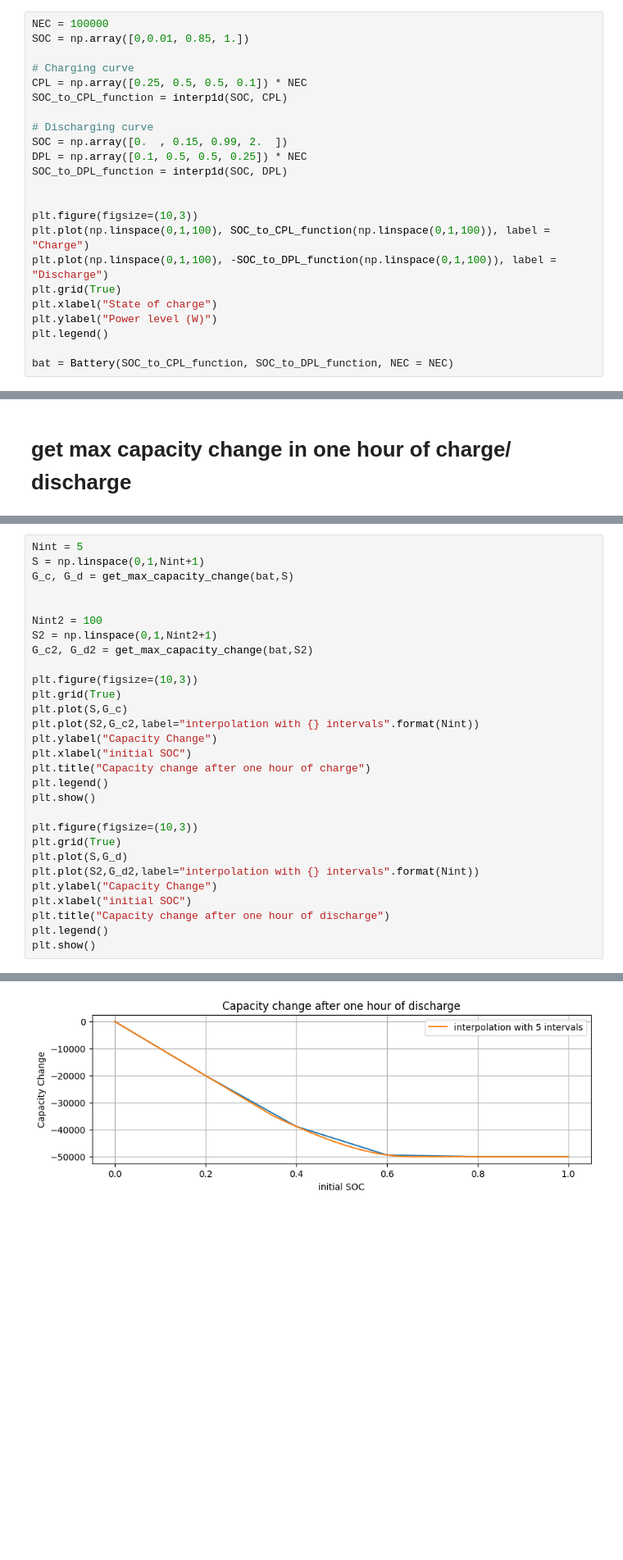
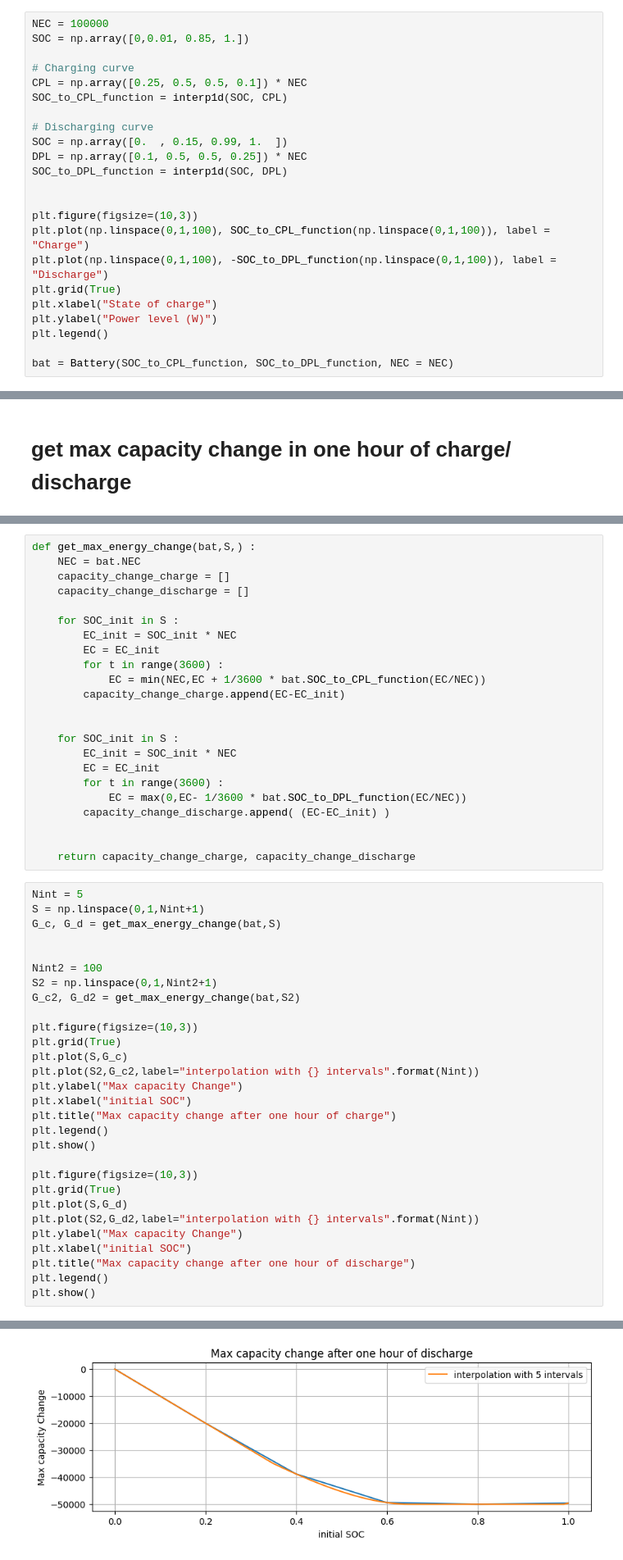
Before and after one commit to albanpuech/Energy-trading-with-battery, a Jupyter notebook: lp_optimizer_ampl.ipynb, the cells around one changed output, grey strips where cells are left out. Shown at 82% size. Saved outputs shown, nothing was run; the diff lists cells and outputs as text; blank space fills up the shorter version.

Commit message:
changed function to get max energy change

```diff
--- a/lp_optimizer_ampl.ipynb
+++ b/lp_optimizer_ampl.ipynb
@@ -36,7 +36,7 @@ CPL = np.array([0.25, 0.5, 0.5, 0.1]) * NEC
 SOC_to_CPL_function = interp1d(SOC, CPL)
 
 # Discharging curve
-SOC = np.array([0.  , 0.15, 0.99, 2.  ])
+SOC = np.array([0.  , 0.15, 0.99, 1.  ])
 DPL = np.array([0.1, 0.5, 0.5, 0.25]) * NEC
 SOC_to_DPL_function = interp1d(SOC, DPL)
 
@@ -74,20 +57,43 @@ def get_max_capacity_change(bat, S=np.linspace(0,1,101)) :
+# %%
+def get_max_energy_change(bat,S,) :
+    NEC = bat.NEC
+    capacity_change_charge = []
+    capacity_change_discharge = []
+
+    for SOC_init in S :
+        EC_init = SOC_init * NEC
+        EC = EC_init
+        for t in range(3600) :
+            EC = min(NEC,EC + 1/3600 * bat.SOC_to_CPL_function(EC/NEC))
+        capacity_change_charge.append(EC-EC_init)
+
+
+    for SOC_init in S :
+        EC_init = SOC_init * NEC
+        EC = EC_init
+        for t in range(3600) :
+            EC = max(0,EC- 1/3600 * bat.SOC_to_DPL_function(EC/NEC))
+        capacity_change_discharge.append( (EC-EC_init) )
+
+
+    return capacity_change_charge, capacity_change_discharge
 # %%
 Nint = 5
 S = np.linspace(0,1,Nint+1)
-G_c, G_d = get_max_capacity_change(bat,S)
+G_c, G_d = get_max_energy_change(bat,S)
 
 
 Nint2 = 100
 S2 = np.linspace(0,1,Nint2+1)
-G_c2, G_d2 = get_max_capacity_change(bat,S2)
+G_c2, G_d2 = get_max_energy_change(bat,S2)
 
 plt.figure(figsize=(10,3))
 plt.grid(True)
 plt.plot(S,G_c)
 plt.plot(S2,G_c2,label="interpolation with {} intervals".format(Nint))
-plt.ylabel("Capacity Change")
+plt.ylabel("Max capacity Change")
 plt.xlabel("initial SOC")
-plt.title("Capacity change after one hour of charge")
+plt.title("Max capacity change after one hour of charge")
 plt.legend()
 plt.show()
 
@@ -95,9 +101,9 @@ plt.figure(figsize=(10,3))
 plt.grid(True)
 plt.plot(S,G_d)
 plt.plot(S2,G_d2,label="interpolation with {} intervals".format(Nint))
-plt.ylabel("Capacity Change")
+plt.ylabel("Max capacity Change")
 plt.xlabel("initial SOC")
-plt.title("Capacity change after one hour of discharge")
+plt.title("Max capacity change after one hour of discharge")
 plt.legend()
 plt.show()
 # %% [output]
@@ -105,4 +111,4 @@ plt.show()
-[figure, old version]
+[figure, new version]
 # %% [markdown]
 # Schedule optimization functions :
 # %%
```
Also changed, not shown: parts of 10 cells of this notebook, 6 other files.
